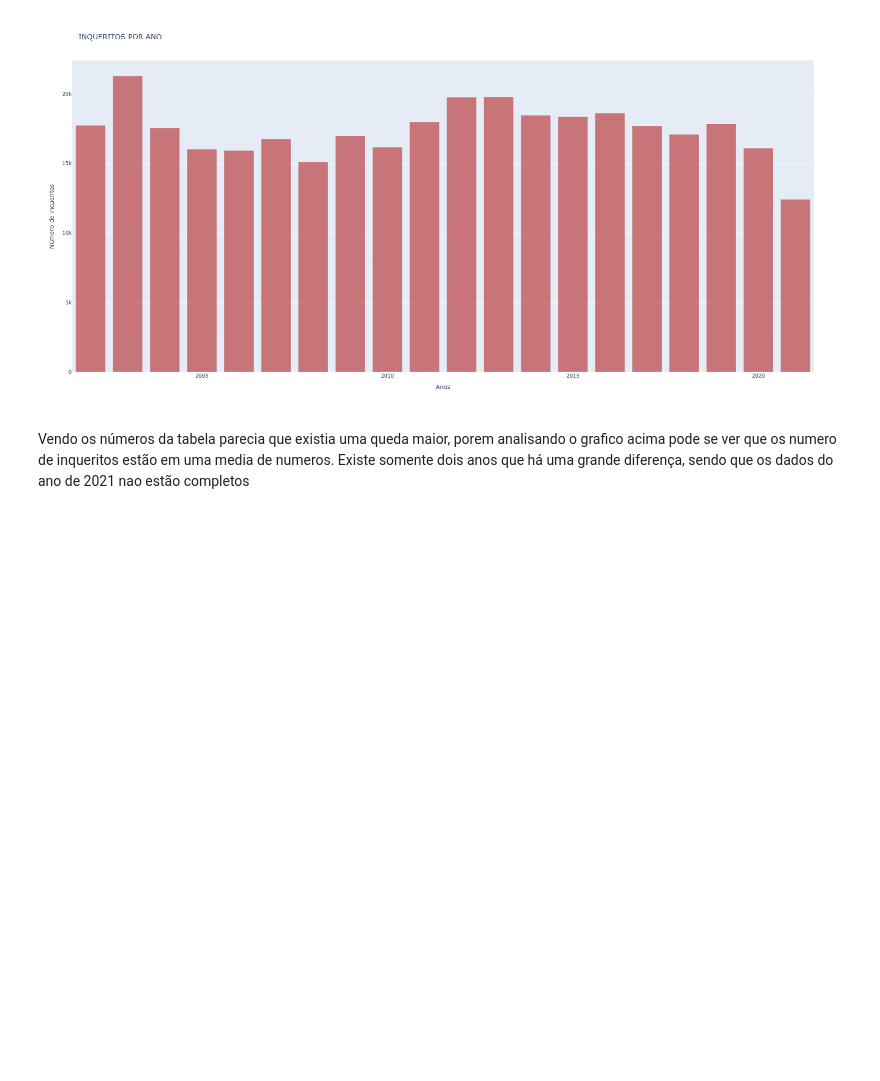
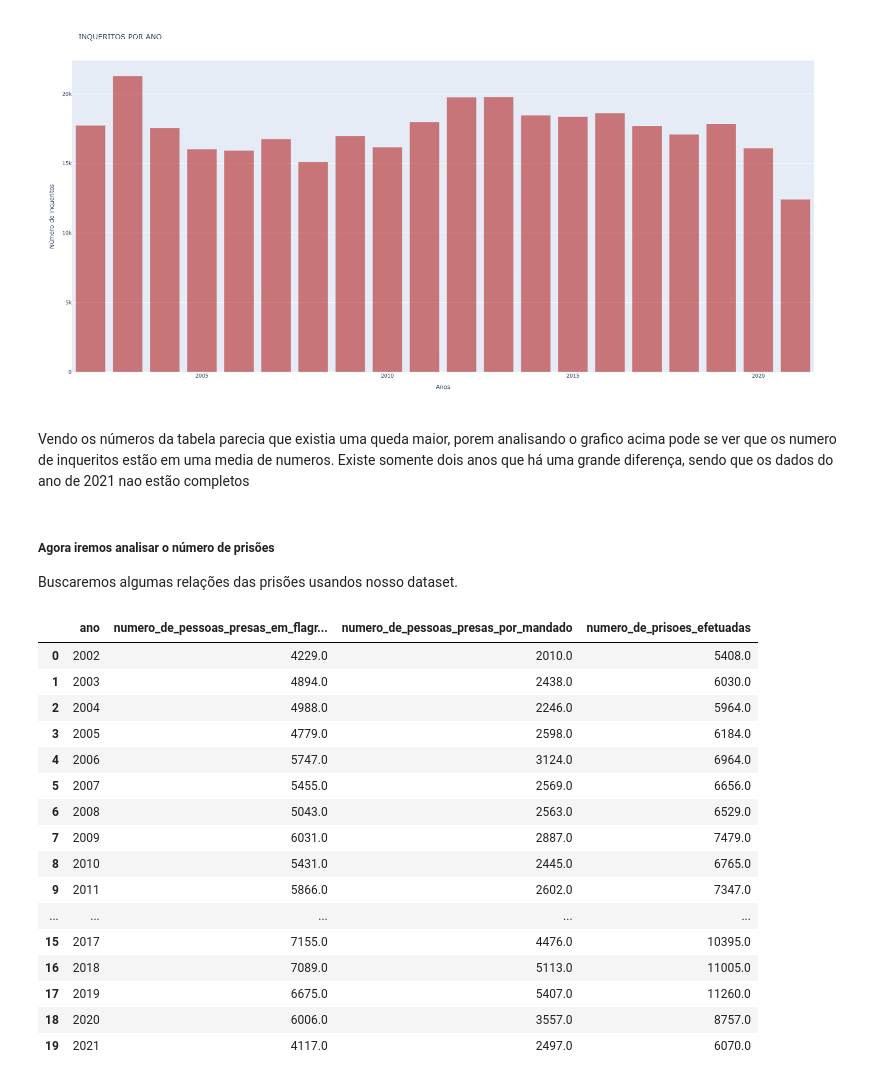
Before and after one commit to lucasghidini/ProdutividadeDaPSP_emSantos, a Jupyter notebook: ETL/ProdutividadePMSP.ipynb, the cells around one changed output. Drawn from its saved outputs; the diff is of its cells as text; code cells hidden in the pictures; blank space fills up the shorter version.

```diff
--- a/ETL/ProdutividadePMSP.ipynb
+++ b/ETL/ProdutividadePMSP.ipynb
@@ -145,3 +145,32 @@ fig.show()
 ![newplot.png](attachment:newplot.png)
 # %% [markdown]
 Vendo os números da tabela parecia que existia uma queda maior, porem analisando o grafico acima pode se ver que os numero de inqueritos estão em uma media de numeros. Existe somente dois anos que há uma grande diferença, sendo que os dados do ano de 2021 nao estão completos
+# %% [markdown]
+##### Agora iremos analisar o número de prisões
+Buscaremos algumas relações das prisões usandos nosso dataset.
+# %%
+#selecionando as colunas para a análise
+santos.filter(['ano','numero_de_pessoas_presas_em_flagrante','numero_de_pessoas_presas_por_mandado','numero_de_prisoes_efetuadas'])
+
+#Criando um novo data para essa analise
+santos_prisoes = santos.filter(['ano','numero_de_pessoas_presas_em_flagrante','numero_de_pessoas_presas_por_mandado','numero_de_prisoes_efetuadas'])
+
+santos_prisoes
+# %% [output]
+|  | ano | numero_de_pessoas_presas_em_flagr... | numero_de_pessoas_presas_por_mandado | numero_de_prisoes_efetuadas |
+| 0 | 2002 | 4229.0 | 2010.0 | 5408.0 |
+| 1 | 2003 | 4894.0 | 2438.0 | 6030.0 |
+| 2 | 2004 | 4988.0 | 2246.0 | 5964.0 |
+| 3 | 2005 | 4779.0 | 2598.0 | 6184.0 |
+| 4 | 2006 | 5747.0 | 3124.0 | 6964.0 |
+| 5 | 2007 | 5455.0 | 2569.0 | 6656.0 |
+| 6 | 2008 | 5043.0 | 2563.0 | 6529.0 |
+| 7 | 2009 | 6031.0 | 2887.0 | 7479.0 |
+| 8 | 2010 | 5431.0 | 2445.0 | 6765.0 |
+| 9 | 2011 | 5866.0 | 2602.0 | 7347.0 |
+| ... | ... | ... | ... | ... |
+| 15 | 2017 | 7155.0 | 4476.0 | 10395.0 |
+| 16 | 2018 | 7089.0 | 5113.0 | 11005.0 |
+| 17 | 2019 | 6675.0 | 5407.0 | 11260.0 |
+| 18 | 2020 | 6006.0 | 3557.0 | 8757.0 |
+| 19 | 2021 | 4117.0 | 2497.0 | 6070.0 |
```
Also changed, not shown: parts of 3 cells of this notebook, 1 other file.
